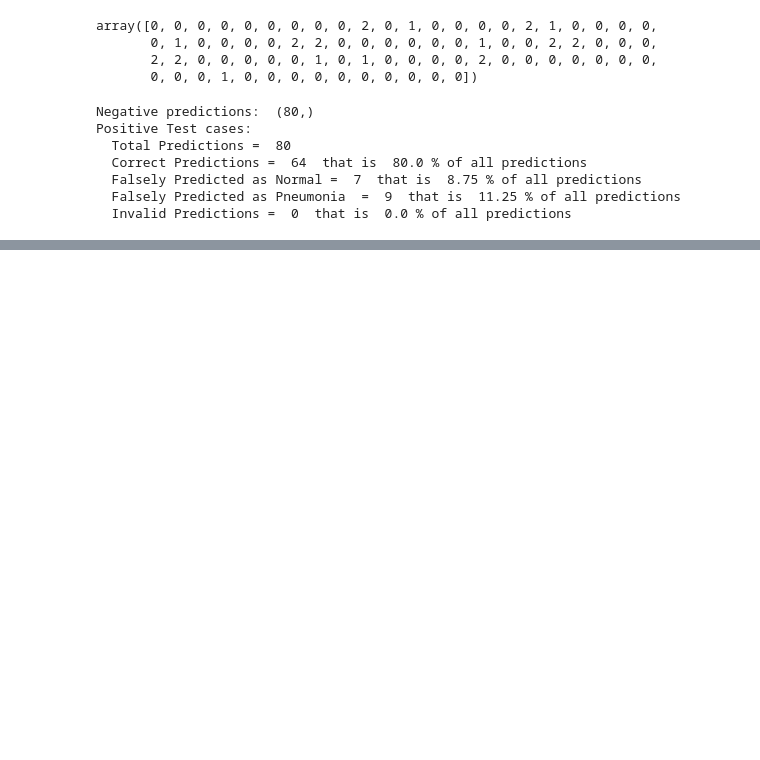
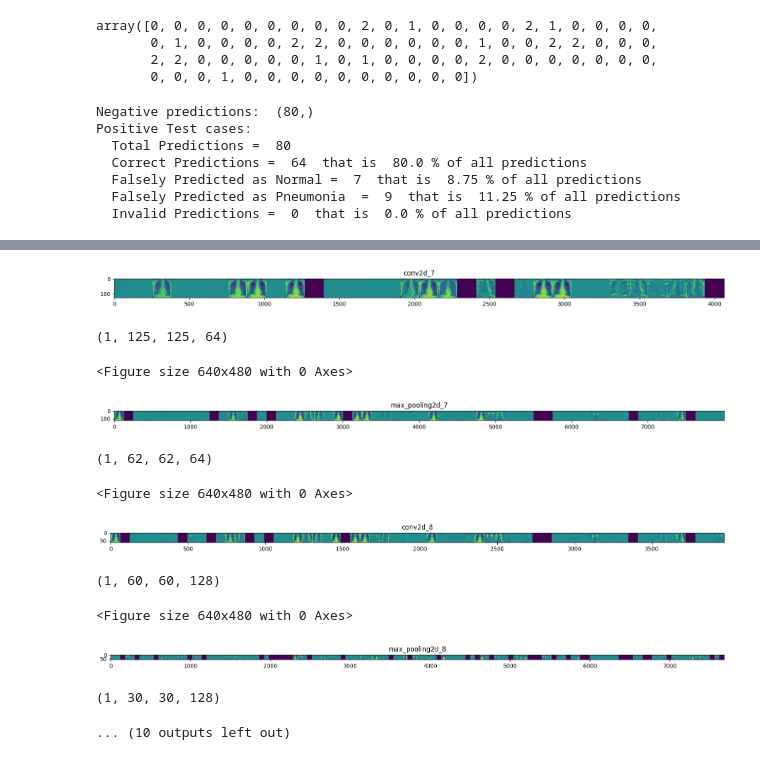
Before and after one commit to sibashisch/iisc_cce_ml_project, a Jupyter notebook: google_search_analysis.ipynb, the cells around one changed output, grey strips where cells are left out. Saved outputs shown, nothing was run; the diff lists cells and outputs as text; code cells hidden in the pictures; blank space fills up the shorter version.

Commit message:
With Feature visualization

```diff
--- a/google_search_analysis.ipynb
+++ b/google_search_analysis.ipynb
@@ -325,3 +325,56 @@ Positive Test cases:
   Falsely Predicted as Normal =  7  that is  8.75 % of all predictions
   Falsely Predicted as Pneumonia  =  9  that is  11.25 % of all predictions
   Invalid Predictions =  0  that is  0.0 % of all predictions
+# %%
+import matplotlib.pyplot as plt
+
+# Define a new Model, Input= image
+# Output= intermediate representations for all layers in the
+# previous model after the first.
+successive_outputs = [layer.output for layer in model.layers[1:]]
+visualization_model = tf.keras.models.Model(inputs = model.input, outputs = successive_outputs)
+
+img_path='/content/google-test-images/positive/Covid/image_1.jpeg'
+
+#Load the input image
+img = tf.keras.preprocessing.image.load_img(img_path, target_size=(256, 256))# Convert ht image to Array of dimension (150,150,3)
+x   = tf.keras.preprocessing.image.img_to_array(img)
+x   = x.reshape((1,) + x.shape)# Rescale by 1/255
+x /= 255.0# Let's run input image through our vislauization network
+# to obtain all intermediate representations for the image.
+successive_feature_maps = visualization_model.predict(x)
+
+
+# Retrieve are the names of the layers, so can have them as part of our plot
+layer_names = [layer.name for layer in model.layers]
+for layer_name, feature_map in zip(layer_names, successive_feature_maps):
+  print(feature_map.shape)
+  if len(feature_map.shape) == 4:
+
+    # Plot Feature maps for the conv / maxpool layers, not the fully-connected layers
+
+    n_features = feature_map.shape[-1]  # number of features in the feature map
+    size       = feature_map.shape[ 1]  # feature map shape (1, size, size, n_features)
+
+    # We will tile our images in this matrix
+    display_grid = np.zeros((size, size * n_features))
+
+    # Postprocess the feature to be visually palatable
+    for i in range(n_features):
+      x  = feature_map[0, :, :, i]
+      x -= x.mean()
+      x /= x.std ()
+      x *=  64
+      x += 128
+      x  = np.clip(x, 0, 255).astype('uint8')
+      # Tile each filter into a horizontal grid
+      display_grid[:, i * size : (i + 1) * size] = x # Display the grid
+    scale = 20. / n_features
+    plt.figure( figsize=(scale * n_features, scale) )
+    plt.title ( layer_name )
+    plt.grid  ( False )
+    plt.imshow( display_grid, aspect='auto', cmap='viridis' )
+    plt.show()
+
+    plt.savefig('/content/features.png')
+# %% [output]
@@ -327,0 +383,12 @@ Positive Test cases:
+[figure, added]
+(1, 125, 125, 64)
+<Figure size 640x480 with 0 Axes>
+[figure, added]
+(1, 62, 62, 64)
+<Figure size 640x480 with 0 Axes>
+[figure, added]
+(1, 60, 60, 128)
+<Figure size 640x480 with 0 Axes>
+[figure, added]
+(1, 30, 30, 128)
+... (10 outputs left out)
```
Also changed, not shown: parts of 1 cell of this notebook, 1 other file.
